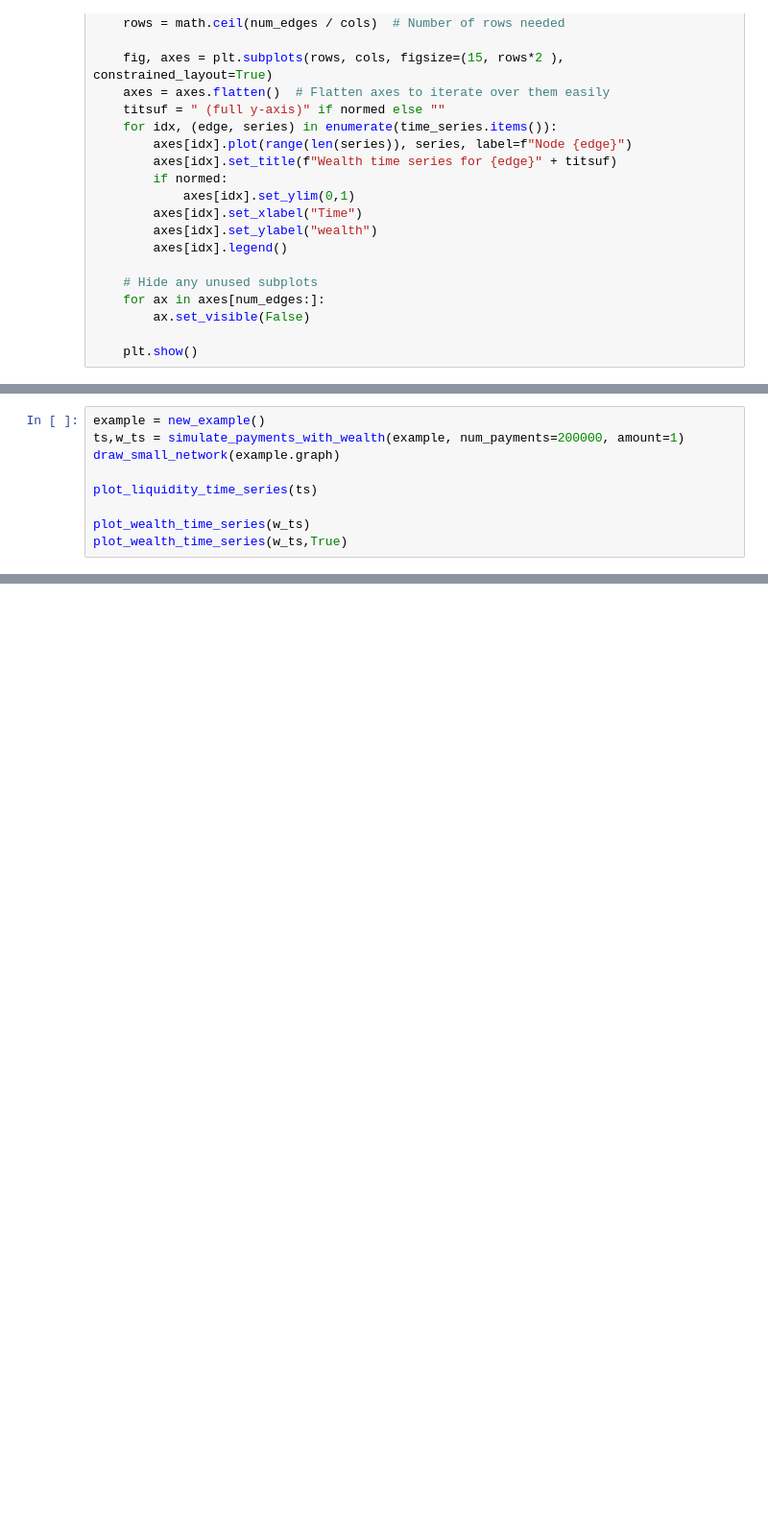
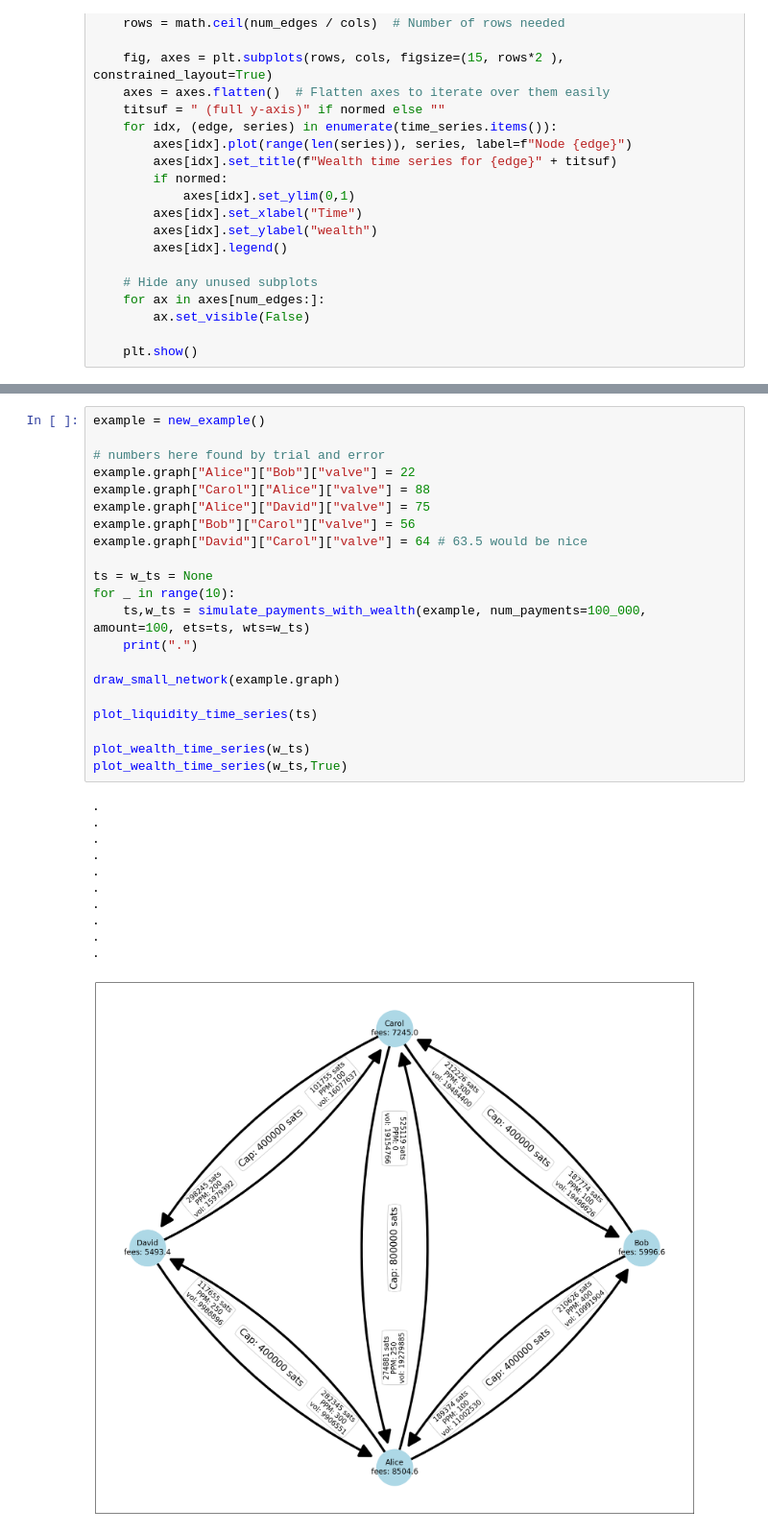
Before and after one commit to ajtowns/Lightning-Network-Limitations, a Jupyter notebook: Limits of two party channels/Selfish Sending yields Almost solution to Global Fee Potential Optimization.ipynb, the cells around one changed output, grey strips where cells are left out. Shown at 96% size. Drawn from its saved outputs; the diff is of its cells as text; blank space fills up the shorter version.

Commit message:
valves

```diff
--- a/Limits of two party channels/Selfish Sending yields Almost solution to Global Fee Potential Optimization.ipynb
+++ b/Limits of two party channels/Selfish Sending yields Almost solution to Global Fee Potential Optimization.ipynb
@@ -347,9 +369,0 @@ plot_wealth_time_series(w_ts,True)
-# %%
-example = new_example()
-ts,w_ts = simulate_payments_with_wealth(example, num_payments=200000, amount=1)
-draw_small_network(example.graph)
-
-plot_liquidity_time_series(ts)
-
-plot_wealth_time_series(w_ts)
-plot_wealth_time_series(w_ts,True)
@@ -361,0 +400,33 @@ plot_wealth_time_series(w_ts,True)
+# %%
+example = new_example()
+
+# numbers here found by trial and error
+example.graph["Alice"]["Bob"]["valve"] = 22
+example.graph["Carol"]["Alice"]["valve"] = 88
+example.graph["Alice"]["David"]["valve"] = 75
+example.graph["Bob"]["Carol"]["valve"] = 56
+example.graph["David"]["Carol"]["valve"] = 64 # 63.5 would be nice
+
+ts = w_ts = None
+for _ in range(10):
+    ts,w_ts = simulate_payments_with_wealth(example, num_payments=100_000, amount=100, ets=ts, wts=w_ts)
+    print(".")
+
+draw_small_network(example.graph)
+
+plot_liquidity_time_series(ts)
+
+plot_wealth_time_series(w_ts)
+plot_wealth_time_series(w_ts,True)
+# %% [output]
+.
+.
+.
+.
+.
+.
+.
+.
+.
+.
+[figure, added]
```
Also changed, not shown: parts of 8 cells of this notebook.
